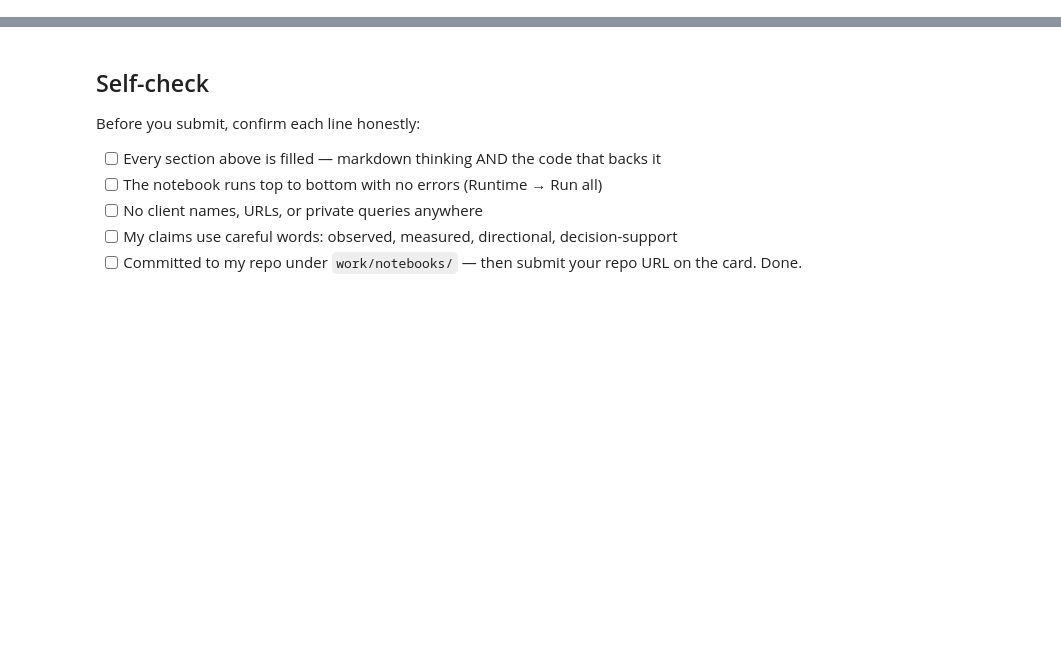
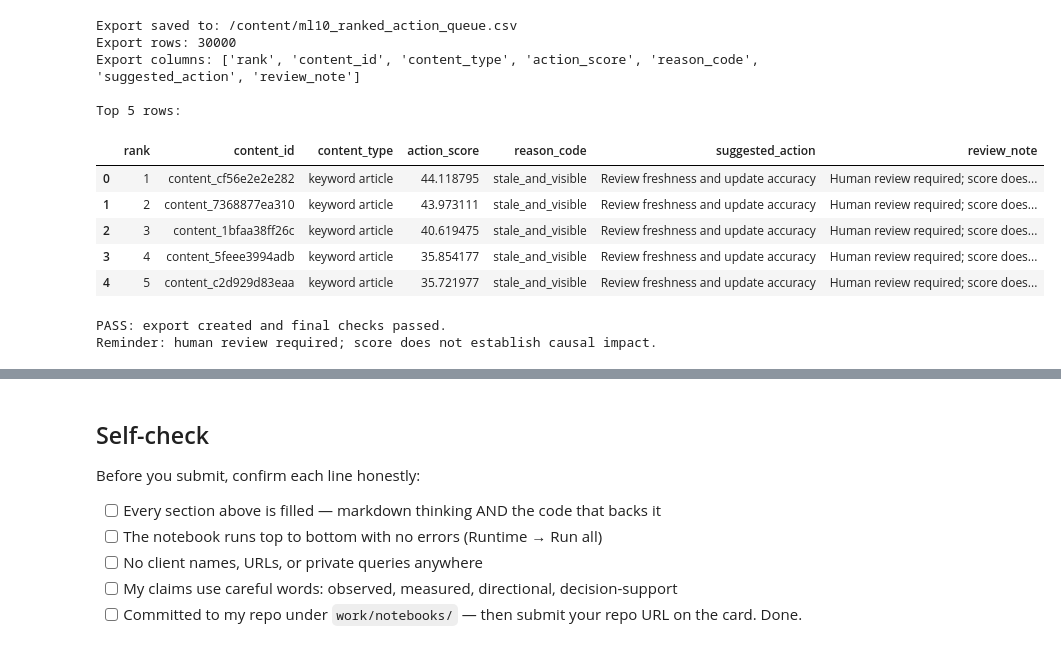
Before and after one commit to vishalseries7030/flyrank-ml-internship, a Jupyter notebook: work/notebooks/w07_action_playbook.ipynb, the cells around one changed output, grey strips where cells are left out. Cells and saved outputs as stored; diff of their text form; code cells hidden in the pictures; blank space fills up the shorter version.

```diff
--- a/work/notebooks/w07_action_playbook.ipynb
+++ b/work/notebooks/w07_action_playbook.ipynb
@@ -43,0 +384,68 @@ This skeleton is yours to fill. Work the sections **in order** — each one has
+# %%
+
+# ML-10 Section 5: Export queue and run final checks
+
+from pathlib import Path
+
+# Export only the approved, non-sensitive columns.
+export_columns = [
+    "rank",
+    "content_id",
+    "content_type",
+    "action_score",
+    "reason_code",
+    "suggested_action",
+    "review_note",
+]
+
+missing_columns = [
+    col for col in export_columns if col not in queue.columns
+]
+assert not missing_columns, f"Missing export columns: {missing_columns}"
+
+export_df = queue[export_columns].copy()
+
+# Confirm the export is complete and correctly ranked.
+assert len(export_df) == len(queue) == 30000
+assert export_df["rank"].is_unique
+assert export_df["rank"].is_monotonic_increasing
+assert export_df["content_id"].notna().all()
+assert export_df["action_score"].notna().all()
+assert export_df["reason_code"].notna().all()
+
+# Exclude potentially sensitive fields.
+forbidden_columns = {"client_id", "client_name", "url", "query"}
+assert not forbidden_columns.intersection(export_df.columns)
+
+# Save the CSV beside the notebook.
+notebook_dir = Path.cwd()
+if notebook_dir.name != "notebooks":
+    candidate = notebook_dir / "work" / "notebooks"
+    if candidate.exists():
+        notebook_dir = candidate
+
+output_path = notebook_dir / "ml10_ranked_action_queue.csv"
+export_df.to_csv(output_path, index=False)
+
+print("Export saved to:", output_path)
+print("Export rows:", len(export_df))
+print("Export columns:", export_df.columns.tolist())
+print("\nTop 5 rows:")
+display(export_df.head())
+
+print("\nPASS: export created and final checks passed.")
+print("Reminder: human review required; score does not establish causal impact.")
+# %% [output]
+Export saved to: /content/ml10_ranked_action_queue.csv
+Export rows: 30000
+Export columns: ['rank', 'content_id', 'content_type', 'action_score', 'reason_code', 'suggested_action', 'review_note']
+
+Top 5 rows:
+|  | rank | content_id | content_type | action_score | reason_code | suggested_action | review_note |
+| 0 | 1 | content_cf56e2e2e282 | keyword article | 44.118795 | stale_and_visible | Review freshness and update accuracy | Human review required; score does... |
+| 1 | 2 | content_7368877ea310 | keyword article | 43.973111 | stale_and_visible | Review freshness and update accuracy | Human review required; score does... |
+| 2 | 3 | content_1bfaa38ff26c | keyword article | 40.619475 | stale_and_visible | Review freshness and update accuracy | Human review required; score does... |
+| 3 | 4 | content_5feee3994adb | keyword article | 35.854177 | stale_and_visible | Review freshness and update accuracy | Human review required; score does... |
+| 4 | 5 | content_c2d929d83eaa | keyword article | 35.721977 | stale_and_visible | Review freshness and update accuracy | Human review required; score does... |
+PASS: export created and final checks passed.
+Reminder: human review required; score does not establish causal impact.
```
Also changed, not shown: parts of 20 cells of this notebook.
